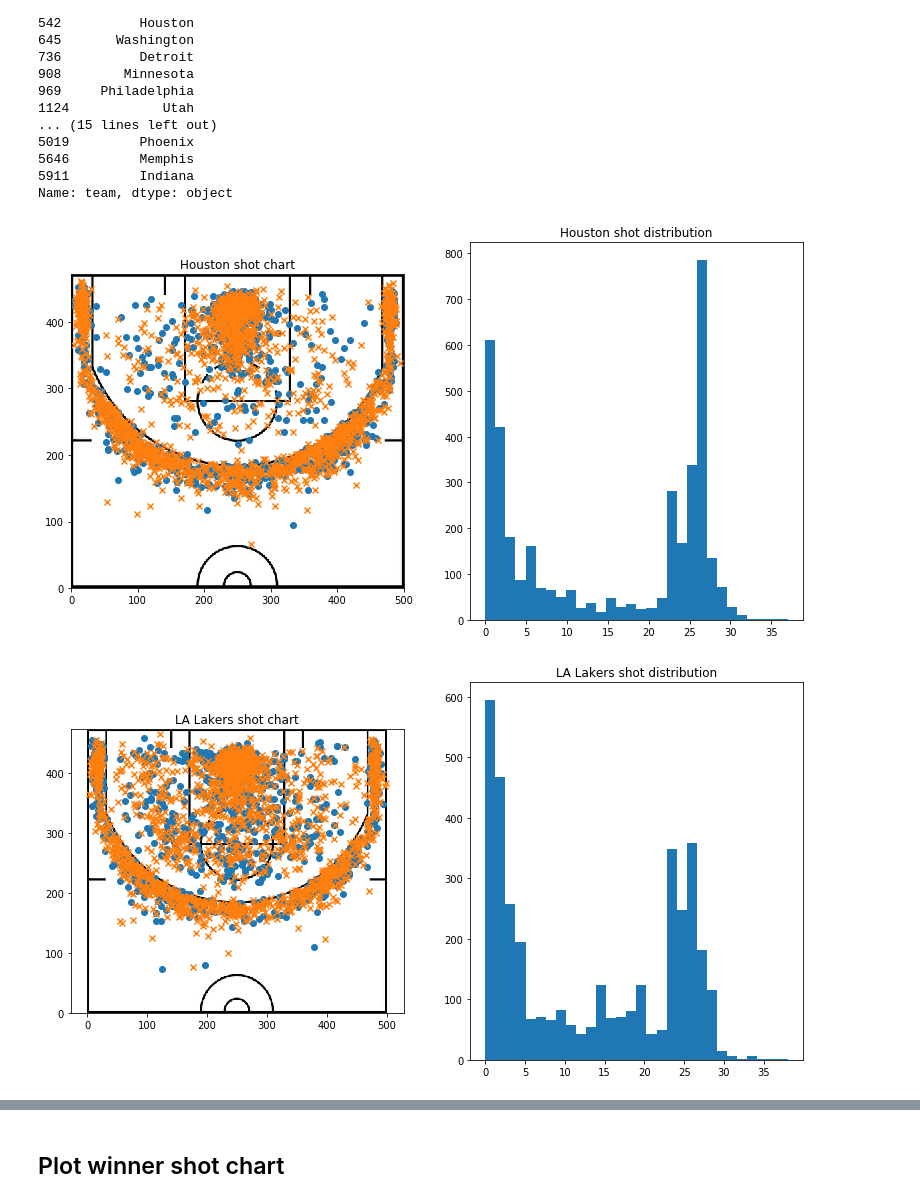
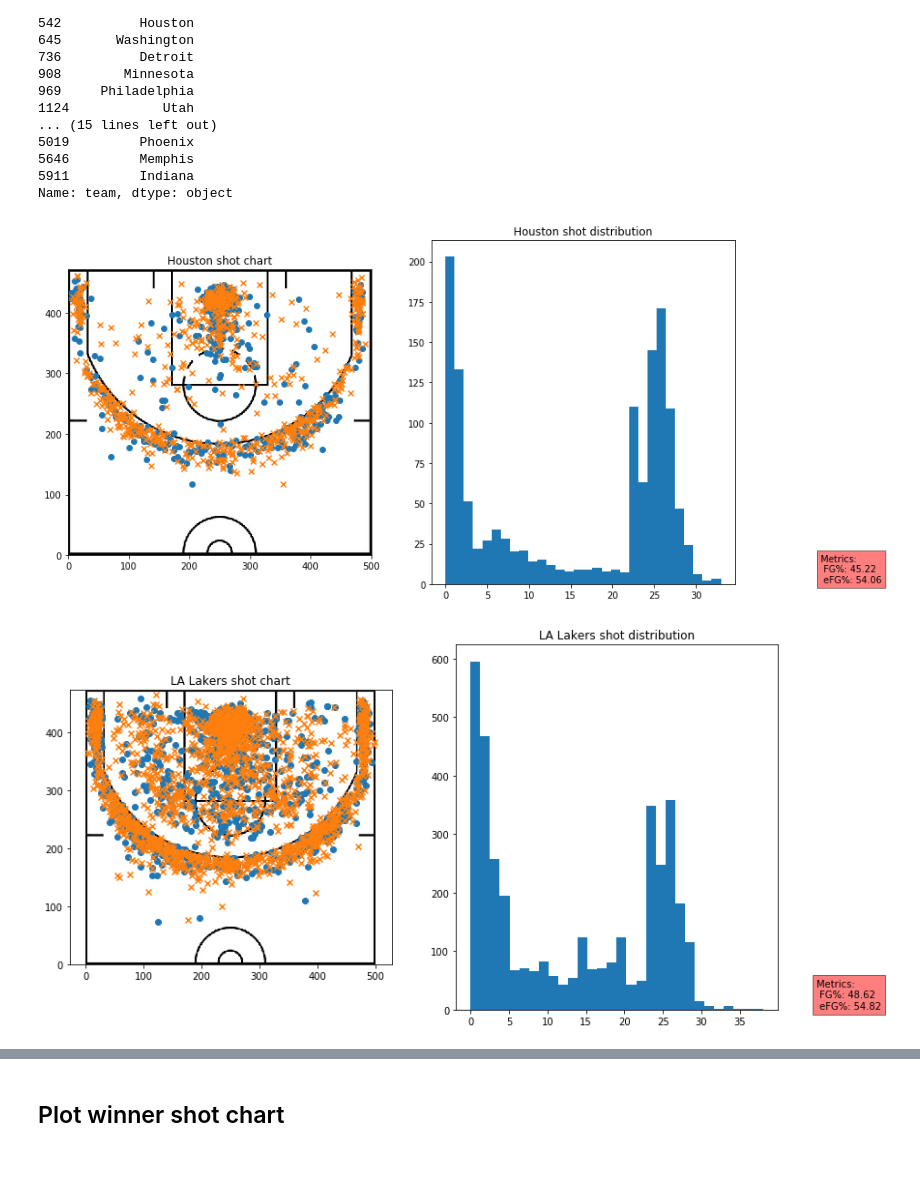
Before and after one commit to theccalderon/shot_chart, a Jupyter notebook: 00_core.ipynb, the cells around one changed output, grey strips where cells are left out. Cells and saved outputs as stored; diff of their text form; code cells hidden in the pictures; blank space fills up the shorter version.

Commit message:
more histograms and some refactoring

```diff
--- a/00_core.ipynb
+++ b/00_core.ipynb
@@ -185,5 +185,5 @@ def make_df(path):
     "Creates a pandas df from `path`"
     return pd.read_csv(path)
 # %%
-shots_2001 = make_df(untar_data(URLs.SHOTS_2001))
+shots_2019 = make_df(untar_data(URLs.SHOTS_2019))
 # %%
@@ -250,6 +256,10 @@ def _calculate_efg_pct(fgm,three_pm,fga):
     return ((fgm + 0.5 * three_pm)/fga)*100
 # %% [markdown]
 ## Team plots given a date range
+# %%
+#export
+Y_MODIFIER = 466
+X_MODIFIER = 8
 # %%
 #export
 def plot_team(df:pd.DataFrame, team:str,date_range:Union[str,tuple,int]="all",made:bool=True,missed:bool=True,attempt:str="all", distance:Union[str,List[str]]="all"):
@@ -263,7 +273,7 @@ def plot_team(df:pd.DataFrame, team:str,date_range:Union[str,tuple,int]="all",ma
         shots_df = df.loc[(df["team"]==team)]
     elif type(date_range) == int:
         #means month
-        shots_df = df.loc[(df["team"]==team) & (df["month"]==month)]
+        shots_df = df.loc[(df["team"]==team) & (df["month"]==date_range)]
     else:
         #custom date range in the form of ((from_y,from_m,from_d),(to_y,to_m,to_d))
         from_index = df[(df["year"]==date_range[0][0]) & (df["month"]==date_range[0][1]) & (df["day"]==date_range[0][2])].index[0]
@@ -299,8 +309,11 @@ def plot_team(df:pd.DataFrame, team:str,date_range:Union[str,tuple,int]="all",ma
         xs = misses_df['y'].apply(lambda x: int(x.split("px")[0])).to_list()
         xs = [x + X_MODIFIER for x in xs]
         plt.scatter(xs,ys,marker="x")
-    plt.subplot(1, 2, 2)
+    ax = plt.subplot(1, 2, 2)
     plt.title(team+ " shot distribution")
     distances = shots_df['distance'].apply(lambda x: int(x.split('ft')[0])).to_list()
     plt.hist(distances,bins = 30)
+    fg_pct = round(_calculate_fg_pct(len(mades_df),len(shots_df)),2)
+    efg_pct = round(_calculate_efg_pct(len(mades_df),len(mades_df[mades_df["attempt"]=="3-pointer"]),len(shots_df)),2)
+    ax.text(45, 1, "Metrics:\n FG%: "+str(fg_pct)+"\n eFG%: "+str(efg_pct), bbox=dict(facecolor='red', alpha=0.5))
     plt.show()
@@ -325,13 +342,13 @@ print(list_teams(shots_2019))
 5911         Indiana
 Name: team, dtype: object
 # %%
-plot_team(shots_2019,"Houston")
+plot_team(shots_2019,"Houston",date_range=11)
 # %% [output]
-[figure, old version]
+[figure, new version]
 # %%
 plot_team(shots_2019,"LA Lakers")
 # %% [output]
-[figure, old version]
+[figure, new version]
 # %%
 plot_team(shots_2019,"Portland")
 # %% [output]
```
Also changed, not shown: parts of 31 cells of this notebook, 2 other files.
